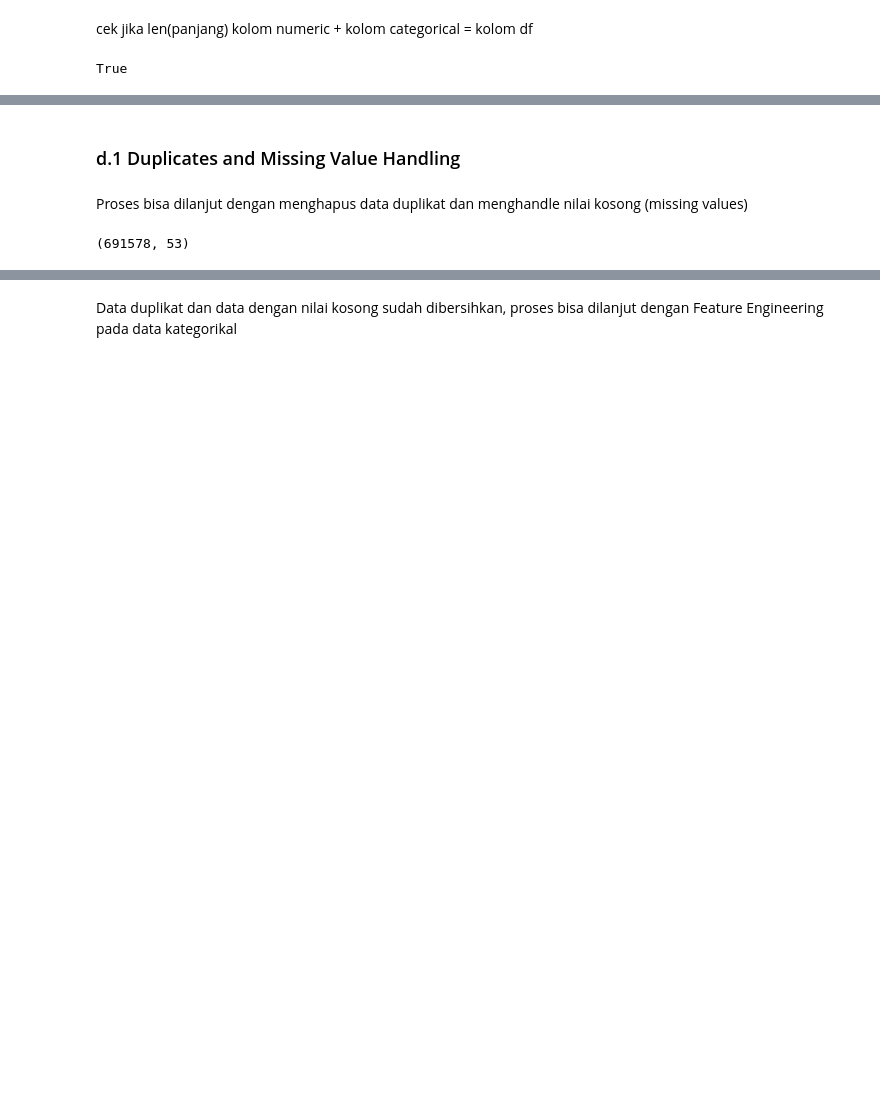
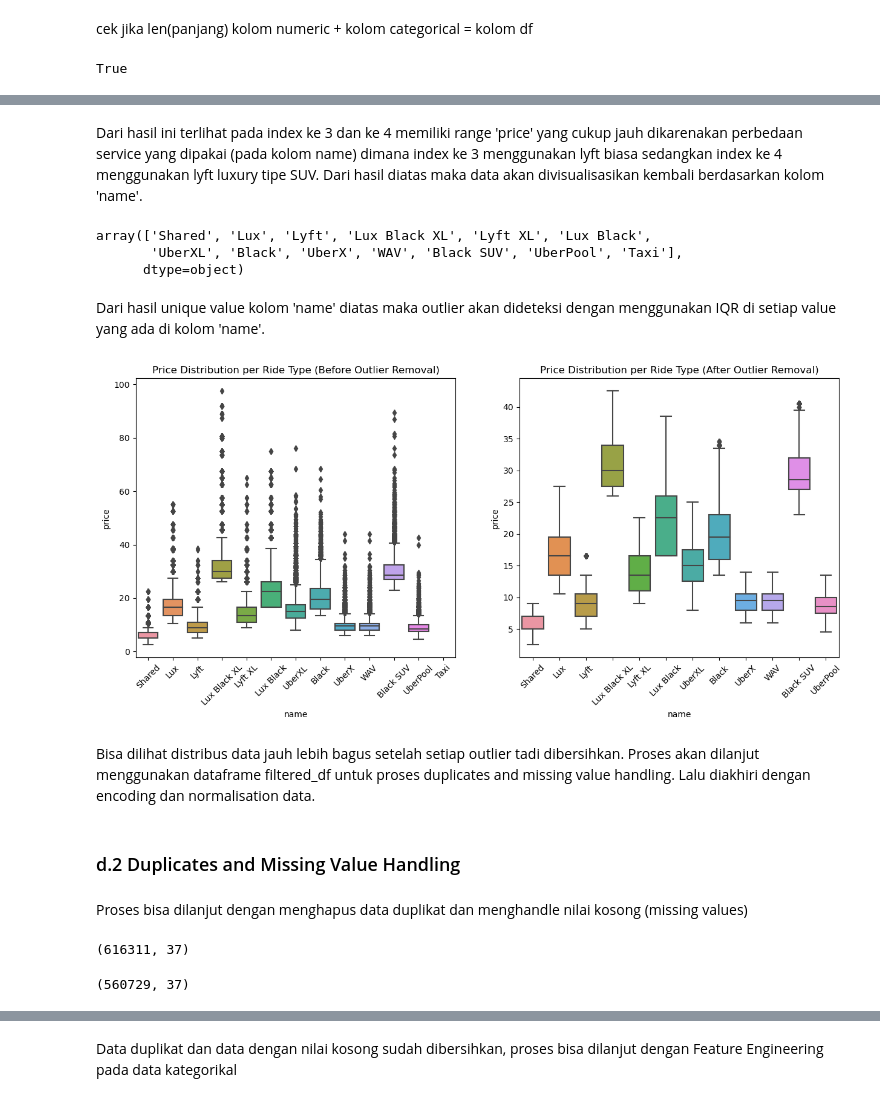
Before and after one commit to vincenta1206519/Hacktiv8_FinalProject, a Jupyter notebook: Final Project 1/PYTN_KampusMerdeka_fp1_VincentTanaka.ipynb, the cells around one changed output, grey strips where cells are left out. Saved outputs shown, nothing was run; the diff lists cells and outputs as text; code cells hidden in the pictures; blank space fills up the shorter version.

```diff
--- a/Final Project 1/PYTN_KampusMerdeka_fp1_VincentTanaka.ipynb
+++ b/Final Project 1/PYTN_KampusMerdeka_fp1_VincentTanaka.ipynb
@@ -153,10 +280,69 @@ df = df.drop(columns=['id','product_id','timezone','timestamp'])
+# %% [markdown]
+Dari hasil ini terlihat pada index ke 3 dan ke 4 memiliki range 'price' yang cukup jauh dikarenakan perbedaan service yang dipakai (pada kolom name) dimana index ke 3 menggunakan lyft biasa sedangkan index ke 4 menggunakan lyft luxury tipe SUV. Dari hasil diatas maka data akan divisualisasikan kembali berdasarkan kolom 'name'.
+# %%
+df['name'].unique()
+# %% [output]
+array(['Shared', 'Lux', 'Lyft', 'Lux Black XL', 'Lyft XL', 'Lux Black',
+       'UberXL', 'Black', 'UberX', 'WAV', 'Black SUV', 'UberPool', 'Taxi'],
+      dtype=object)
+# %% [markdown]
+Dari hasil unique value kolom 'name' diatas maka outlier akan dideteksi dengan menggunakan IQR di setiap value yang ada di kolom 'name'.
+# %%
+def filter_outliers(df, column_name, ride_type_column='name'):
+    filtered_df = pd.DataFrame()
+    # Loop for each ride_type in the 'name' column
+    for ride_type in df[ride_type_column].unique():
+        ride_type_data = df[df[ride_type_column] == ride_type]
+        # Calculating the IQR
+        Q1 = ride_type_data[column_name].quantile(0.25)
+        Q3 = ride_type_data[column_name].quantile(0.75)
+        IQR = Q3 - Q1
+
+        # Filtering out outliers
+        filtered_data = ride_type_data[
+            (ride_type_data[column_name] >= (Q1 - 1.5 * IQR)) &
+            (ride_type_data[column_name] <= (Q3 + 1.5 * IQR))
+        ]
+
+        # Append the filtered data
+        filtered_df = pd.concat([filtered_df, filtered_data], axis=0)
+
+    return filtered_df
+
+# Apply the function to filter outliers based on the 'price' column
+filtered_df = filter_outliers(df, 'price')
+# %%
+# Visualize the data using boxplots
+plt.figure(figsize=(15, 6))
+
+# Visualize before the outlier filtering
+plt.subplot(1, 2, 1)
+sns.boxplot(x='name', y='price', data=df)
+plt.xticks(rotation=45)
+plt.title('Price Distribution per Ride Type (Before Outlier Removal)')
+
+# Visualize after the outlier filtering
+plt.subplot(1, 2, 2)
+sns.boxplot(x='name', y='price', data=filtered_df)
+plt.xticks(rotation=45)
+plt.title('Price Distribution per Ride Type (After Outlier Removal)')
+
+plt.show()
+# %% [output]
+[figure, added]
+# %% [markdown]
+Bisa dilihat distribus data jauh lebih bagus setelah setiap outlier tadi dibersihkan. Proses akan dilanjut menggunakan dataframe filtered_df untuk proses duplicates and missing value handling. Lalu diakhiri dengan encoding dan normalisation data.
 # %% [markdown]
-### d.1 Duplicates and Missing Value Handling
+### d.2 Duplicates and Missing Value Handling
 # %% [markdown]
 Proses bisa dilanjut dengan menghapus data duplikat dan menghandle nilai kosong (missing values)
-# %%
-df = df.drop_duplicates()
-df.shape
-# %% [output]
-(691578, 53)
+# %%
+filtered_df.shape
+# %% [output]
+(616311, 37)
+# %%
+filtered_df = filtered_df.drop_duplicates()
+filtered_df.shape
+# %% [output]
+(560729, 37)
 # %%
```
Also changed, not shown: parts of 109 cells of this notebook, 2 other files.
